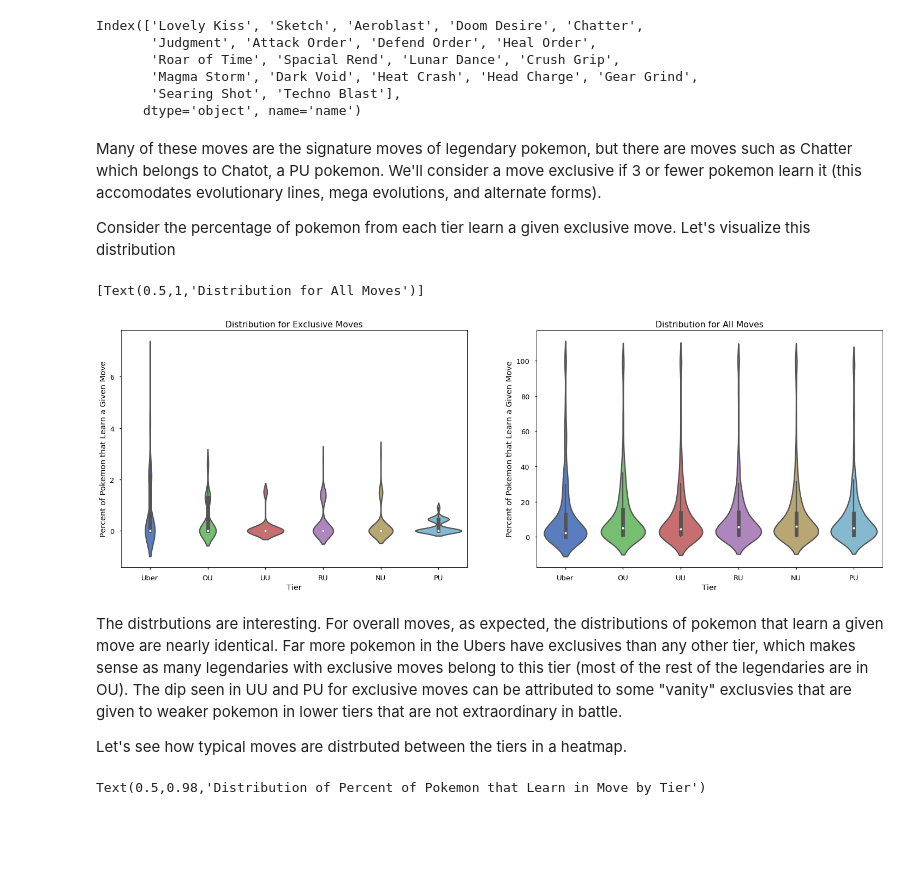
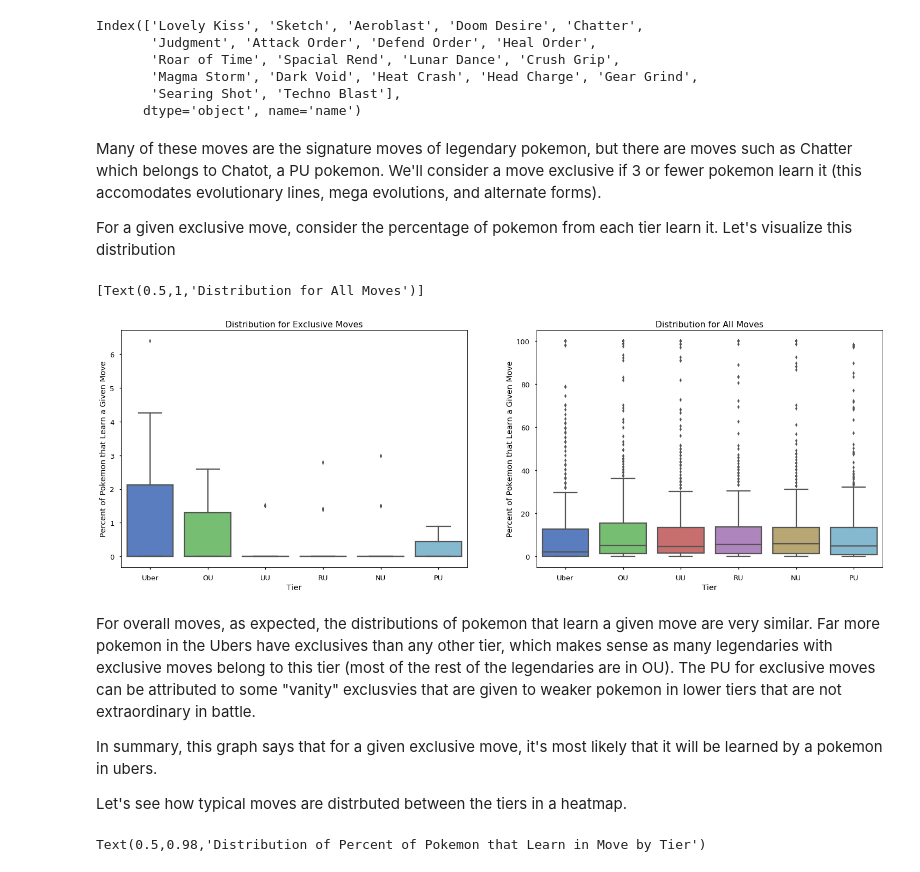
Before and after one commit to n2cholas/pokemon-analysis, a Jupyter notebook: Pokemon-Analysis.ipynb, the cells around one changed output. Cells and saved outputs as stored; diff of their text form; code cells hidden in the pictures; blank space fills up the shorter version.

```diff
--- a/Pokemon-Analysis.ipynb
+++ b/Pokemon-Analysis.ipynb
@@ -76,8 +91,9 @@ def stage_in_evo(n):
     # returns number of evolutions before it
     #print(df[df['name'] == n]['name'])
     bool_arr = df.apply(lambda x: n in x['next_evos'] and (n+'-') not in x['next_evos'], axis=1) #gets index of previous evolution
-    if '-Mega' in n: #mega evolutions
-        return stage_in_evo(n.split('-')[0]) + 1
+    if ('-' in n and  n.split('-')[0] in df.index and n != 'Porygon-Z'): #'-Mega' in n or
+        #megas and alternate forms should have same evolutionary stage as their base
+        return stage_in_evo(n.split('-')[0])
     elif not any(bool_arr):
         return 1 # if there's nothing before it, it's the first
     else:
@@ -93,7 +109,7 @@ def num_evos(n):
             return df.loc[n, 'stage'] #accounting for alternate forms
         else:
             return num_evos(next_evos[0])
-    elif '-Mega' in n or n.split('-')[0] in df.index:
+    elif '-Mega' in n or (n.split('-')[0] in df.index and n != 'Porygon-Z'):
         #this is checking if there is a pokemon with the same root name (e.g. Shaymin vs Shaymin-Sky)
         return df.loc[n.split('-')[0], 'stage']
     else:
@@ -102,4 +118,6 @@ def num_evos(n):
 df['stage'] = df.apply(lambda x: stage_in_evo(x.name), axis=1)
 # %%
 df['num_evos'] = df.apply(lambda x: num_evos(x.name), axis=1)
+# %%
+df['evo progress'] = df['stage']/df['num_evos']
 # %%
@@ -123,0 +145,15 @@ df.sample()
+# %%
+df['mega'] = df.apply(lambda x: 1 if '-Mega' in x.name else 0, axis=1)
+df['alternate form'] = df.apply(lambda x: 1 if ('-' in x.name and
+                                                x.mega == 0 and
+                                                '-Alola' not in x.name and
+                                                n.split('-')[0] in df.index)
+                                            else 0,
+                                            axis = 1)
+df[(df.index == 'Landorus-Therian') |
+   (df.index == 'Landorus') |
+   (df.index == 'Shaymin-Sky') |
+   (df.index == 'Blaziken-Mega') |
+   (df.index == 'Diglett-Alola') |
+   (df.index == 'Porygon2') |
+   (df.index == 'Porygon-Z')] #test
@@ -401,31 +462,33 @@ Index(['Lovely Kiss', 'Sketch', 'Aeroblast', 'Doom Desire', 'Chatter',
 # %% [markdown]
 Many of these moves are the signature moves of legendary pokemon, but there are moves such as Chatter which belongs to Chatot, a PU pokemon. We'll consider a move exclusive if 3 or fewer pokemon learn it (this accomodates evolutionary lines, mega evolutions, and alternate forms).
 
-Consider the percentage of pokemon from each tier learn a given exclusive move. Let's visualize this distribution
+For a given exclusive move, consider the percentage of pokemon from each tier learn it. Let's visualize this distribution
 # %%
 for t in tiers:
     mdf[t + ' %'] = mdf[t.lower() + ' count']/tier_size[t]*100
 
 exclusives = mdf[mdf['count'] <= 3][[t + ' %' for t in tiers]].unstack().reset_index()
 del exclusives['name']
 exclusives.columns=['Tier', 'Percent of Pokemon that Learn a Given Move']
 exclusives['Tier'] = exclusives.apply(lambda x: x['Tier'].split(' ')[0], axis=1)
 
 normals = mdf.copy()[[t + ' %' for t in tiers]].unstack().reset_index()
 del normals['name']
 normals.columns=['Tier', 'Percent of Pokemon that Learn a Given Move']
 normals['Tier'] = normals.apply(lambda x: x['Tier'].split(' ')[0], axis=1)
 
 fig, ax = plt.subplots(1,2, figsize=(25,8))
-sns.violinplot(data=exclusives, x='Tier', y='Percent of Pokemon that Learn a Given Move', palette='muted', ax=ax[0])
-sns.violinplot(data=normals, x='Tier', y='Percent of Pokemon that Learn a Given Move', palette='muted', ax=ax[1])
+sns.boxplot(data=exclusives, x='Tier', y='Percent of Pokemon that Learn a Given Move', palette='muted', ax=ax[0])
+sns.boxplot(data=normals, x='Tier', y='Percent of Pokemon that Learn a Given Move', palette='muted', ax=ax[1])
 ax[0].set(title='Distribution for Exclusive Moves')
 ax[1].set(title='Distribution for All Moves')
 # %% [output]
 [Text(0.5,1,'Distribution for All Moves')]
-[figure, old version]
+[figure, new version]
 # %% [markdown]
-The distrbutions are interesting. For overall moves, as expected, the distributions of pokemon that learn a given move are nearly identical. Far more pokemon in the Ubers have exclusives than any other tier, which makes sense as many legendaries with exclusive moves belong to this tier (most of the rest of the legendaries are in OU). The dip seen in UU and PU for exclusive moves can be attributed to some "vanity" exclusvies that are given to weaker pokemon in lower tiers that are not extraordinary in battle.
+For overall moves, as expected, the distributions of pokemon that learn a given move are very similar. Far more pokemon in the Ubers have exclusives than any other tier, which makes sense as many legendaries with exclusive moves belong to this tier (most of the rest of the legendaries are in OU). The PU for exclusive moves can be attributed to some "vanity" exclusvies that are given to weaker pokemon in lower tiers that are not extraordinary in battle.
+
+In summary, this graph says that for a given exclusive move, it's most likely that it will be learned by a pokemon in ubers.
 
 Let's see how typical moves are distrbuted between the tiers in a heatmap.
 # %%
```
Also changed, not shown: parts of 31 cells of this notebook.
